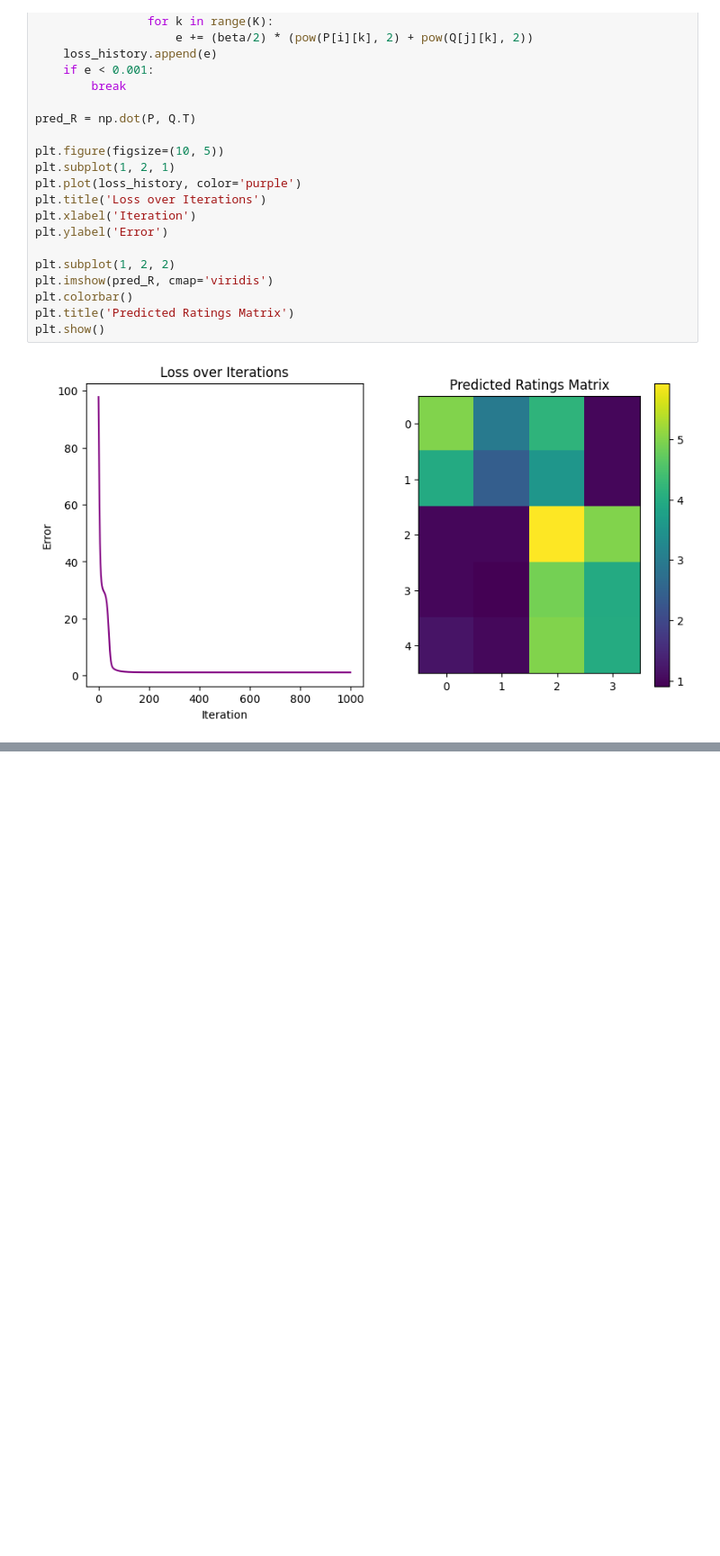
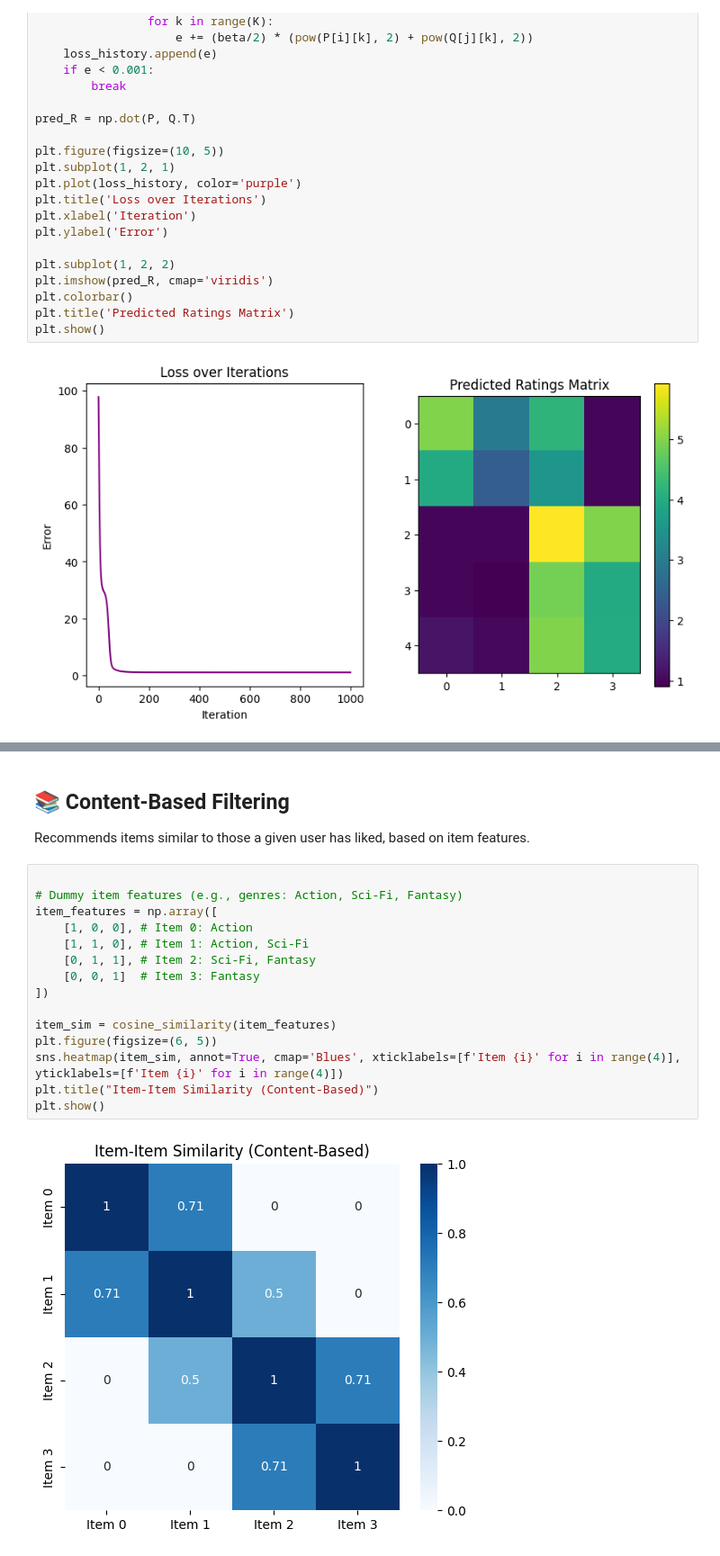
Before and after one commit to thompgt/ML-Under-The-Hood, a Jupyter notebook: notebooks/17_Recommender_Systems.ipynb, the cells around one changed output, grey strips where cells are left out. Shown at 90% size. Saved outputs shown, nothing was run; the diff lists cells and outputs as text; blank space fills up the shorter version.

```diff
--- a/notebooks/17_Recommender_Systems.ipynb
+++ b/notebooks/17_Recommender_Systems.ipynb
@@ -63,0 +87,20 @@ plt.show()
+# %% [markdown]
+## 📚 Content-Based Filtering
+Recommends items similar to those a given user has liked, based on item features.
+# %%
+
+# Dummy item features (e.g., genres: Action, Sci-Fi, Fantasy)
+item_features = np.array([
+    [1, 0, 0], # Item 0: Action
+    [1, 1, 0], # Item 1: Action, Sci-Fi
+    [0, 1, 1], # Item 2: Sci-Fi, Fantasy
+    [0, 0, 1]  # Item 3: Fantasy
+])
+
+item_sim = cosine_similarity(item_features)
+plt.figure(figsize=(6, 5))
+sns.heatmap(item_sim, annot=True, cmap='Blues', xticklabels=[f'Item {i}' for i in range(4)], yticklabels=[f'Item {i}' for i in range(4)])
+plt.title("Item-Item Similarity (Content-Based)")
+plt.show()
+# %% [output]
+[figure, added]
```
Also changed, not shown: parts of 4 cells of this notebook, 2 other files.
